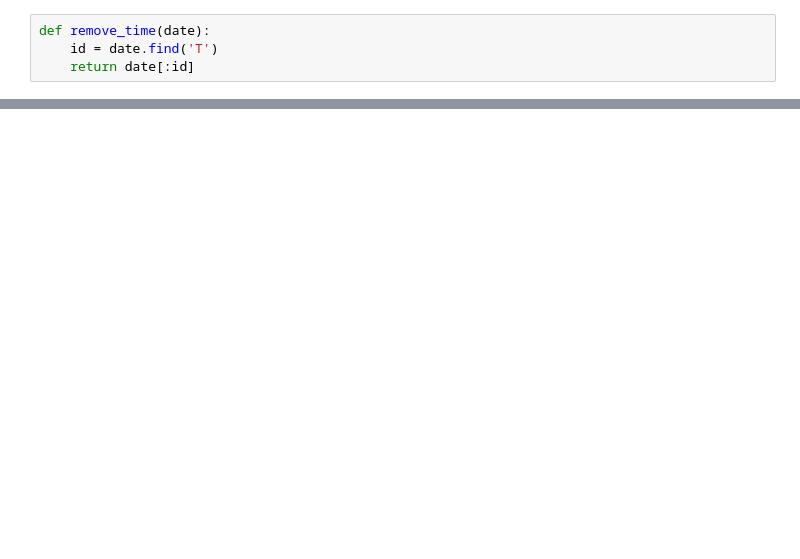
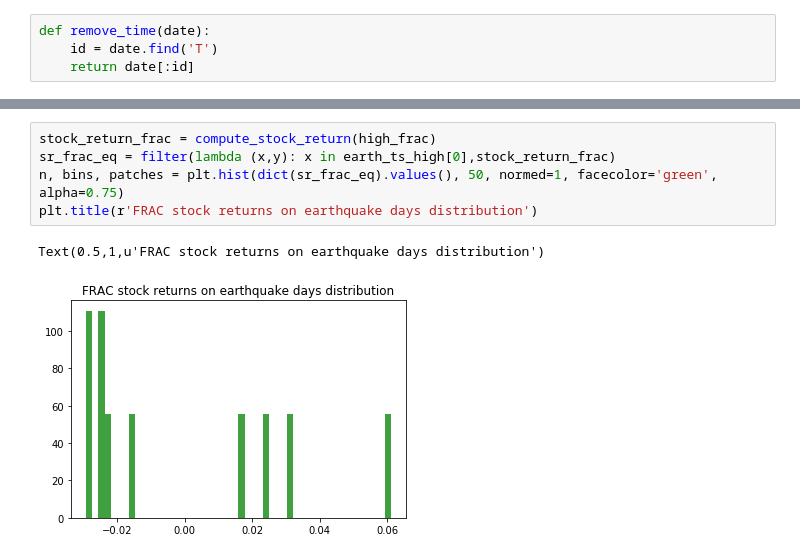
Before and after one commit to farah22/data-insights, a Jupyter notebook: src/Correlation graphs.ipynb, the cells around one changed output, grey strips where cells are left out. Cells and saved outputs as stored; diff of their text form; blank space fills up the shorter version.

```diff
--- a/src/Correlation graphs.ipynb
+++ b/src/Correlation graphs.ipynb
@@ -90,0 +310,8 @@ DatetimeIndex(['2013-04-15', '2013-04-16', '2013-04-17', '2013-04-18',
+# %%
+stock_return_frac = compute_stock_return(high_frac)
+sr_frac_eq = filter(lambda (x,y): x in earth_ts_high[0],stock_return_frac)
+n, bins, patches = plt.hist(dict(sr_frac_eq).values(), 50, normed=1, facecolor='green', alpha=0.75)
+plt.title(r'FRAC stock returns on earthquake days distribution')
+# %% [output]
+Text(0.5,1,u'FRAC stock returns on earthquake days distribution')
+[figure, added]
```
Also changed, not shown: parts of 85 cells of this notebook, 1 other file.
